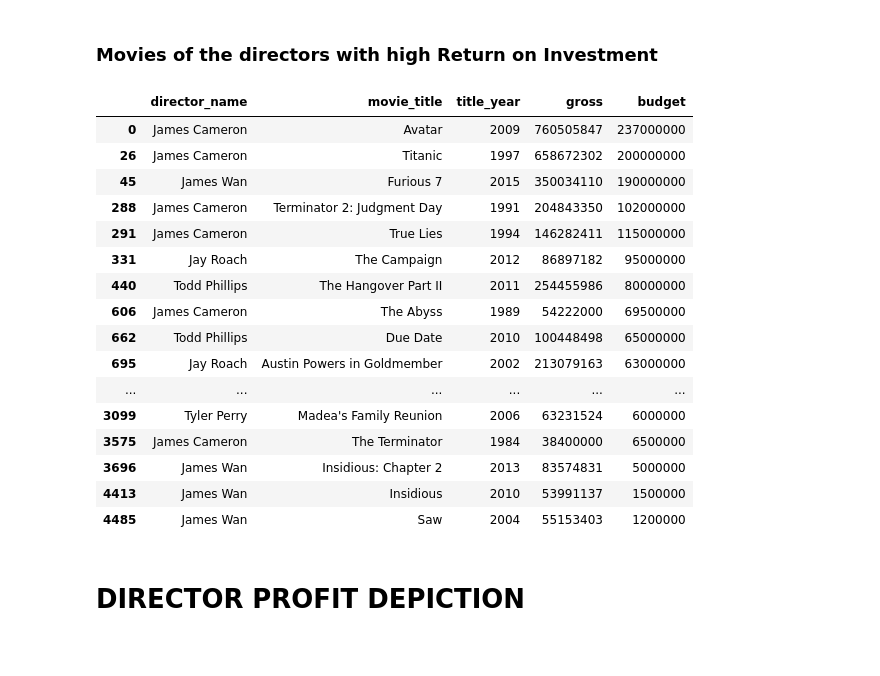
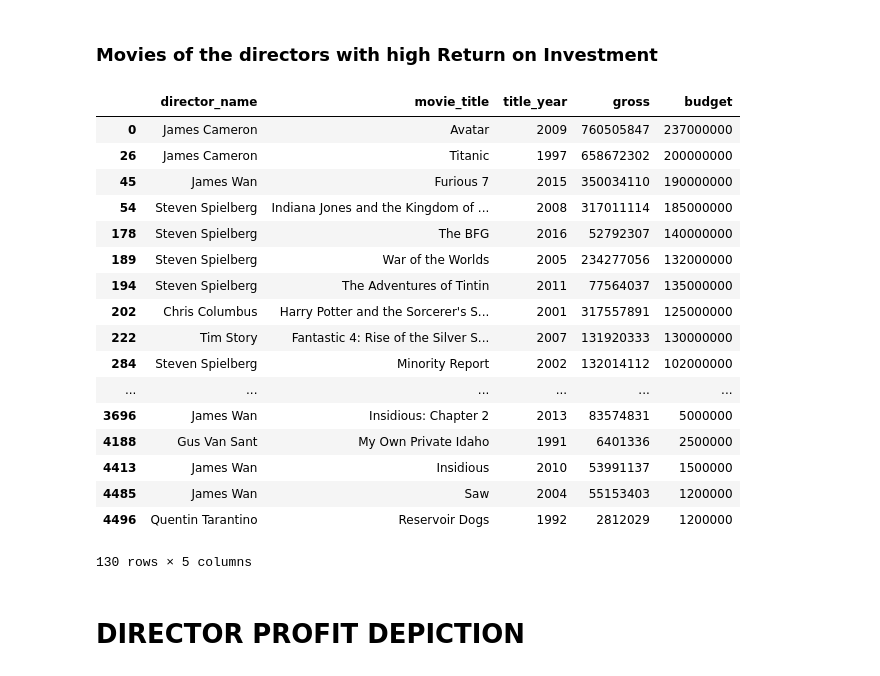
Before and after one commit to divyaaligireddy/IMDB-data-analysis, a Jupyter notebook: IMDB_data_analysis.ipynb, the cells around one changed output. Saved outputs shown, nothing was run; the diff lists cells and outputs as text; code cells hidden in the pictures.

```diff
--- a/IMDB_data_analysis.ipynb
+++ b/IMDB_data_analysis.ipynb
@@ -198,27 +197,28 @@ director_returns.head(15)
 # %% [markdown]
 ### Movies of the directors with high Return on Investment
 # %%
-directors = list(director_returns.head().index.values)
+directors = list(director_returns.head(15).index.values)
 director_movies = movies[['director_name', 'movie_title', 'title_year', 'gross', 'budget']]
 director_movies.loc[director_movies['director_name'].isin(directors)]
 # %% [output]
 |  | director_name | movie_title | title_year | gross | budget |
 | 0 | James Cameron | Avatar | 2009 | 760505847 | 237000000 |
 | 26 | James Cameron | Titanic | 1997 | 658672302 | 200000000 |
 | 45 | James Wan | Furious 7 | 2015 | 350034110 | 190000000 |
-| 288 | James Cameron | Terminator 2: Judgment Day | 1991 | 204843350 | 102000000 |
-| 291 | James Cameron | True Lies | 1994 | 146282411 | 115000000 |
-| 331 | Jay Roach | The Campaign | 2012 | 86897182 | 95000000 |
-| 440 | Todd Phillips | The Hangover Part II | 2011 | 254455986 | 80000000 |
-| 606 | James Cameron | The Abyss | 1989 | 54222000 | 69500000 |
-| 662 | Todd Phillips | Due Date | 2010 | 100448498 | 65000000 |
-| 695 | Jay Roach | Austin Powers in Goldmember | 2002 | 213079163 | 63000000 |
+| 54 | Steven Spielberg | Indiana Jones and the Kingdom of ... | 2008 | 317011114 | 185000000 |
+| 178 | Steven Spielberg | The BFG | 2016 | 52792307 | 140000000 |
+| 189 | Steven Spielberg | War of the Worlds | 2005 | 234277056 | 132000000 |
+| 194 | Steven Spielberg | The Adventures of Tintin | 2011 | 77564037 | 135000000 |
+| 202 | Chris Columbus | Harry Potter and the Sorcerer's S... | 2001 | 317557891 | 125000000 |
+| 222 | Tim Story | Fantastic 4: Rise of the Silver S... | 2007 | 131920333 | 130000000 |
+| 284 | Steven Spielberg | Minority Report | 2002 | 132014112 | 102000000 |
 | ... | ... | ... | ... | ... | ... |
-| 3099 | Tyler Perry | Madea's Family Reunion | 2006 | 63231524 | 6000000 |
-| 3575 | James Cameron | The Terminator | 1984 | 38400000 | 6500000 |
 | 3696 | James Wan | Insidious: Chapter 2 | 2013 | 83574831 | 5000000 |
+| 4188 | Gus Van Sant | My Own Private Idaho | 1991 | 6401336 | 2500000 |
 | 4413 | James Wan | Insidious | 2010 | 53991137 | 1500000 |
 | 4485 | James Wan | Saw | 2004 | 55153403 | 1200000 |
+| 4496 | Quentin Tarantino | Reservoir Dogs | 1992 | 2812029 | 1200000 |
+130 rows × 5 columns
 # %% [markdown]
 #                                    DIRECTOR PROFIT DEPICTION
 # %% [markdown]
```
Also changed, not shown: parts of 10 cells of this notebook.
